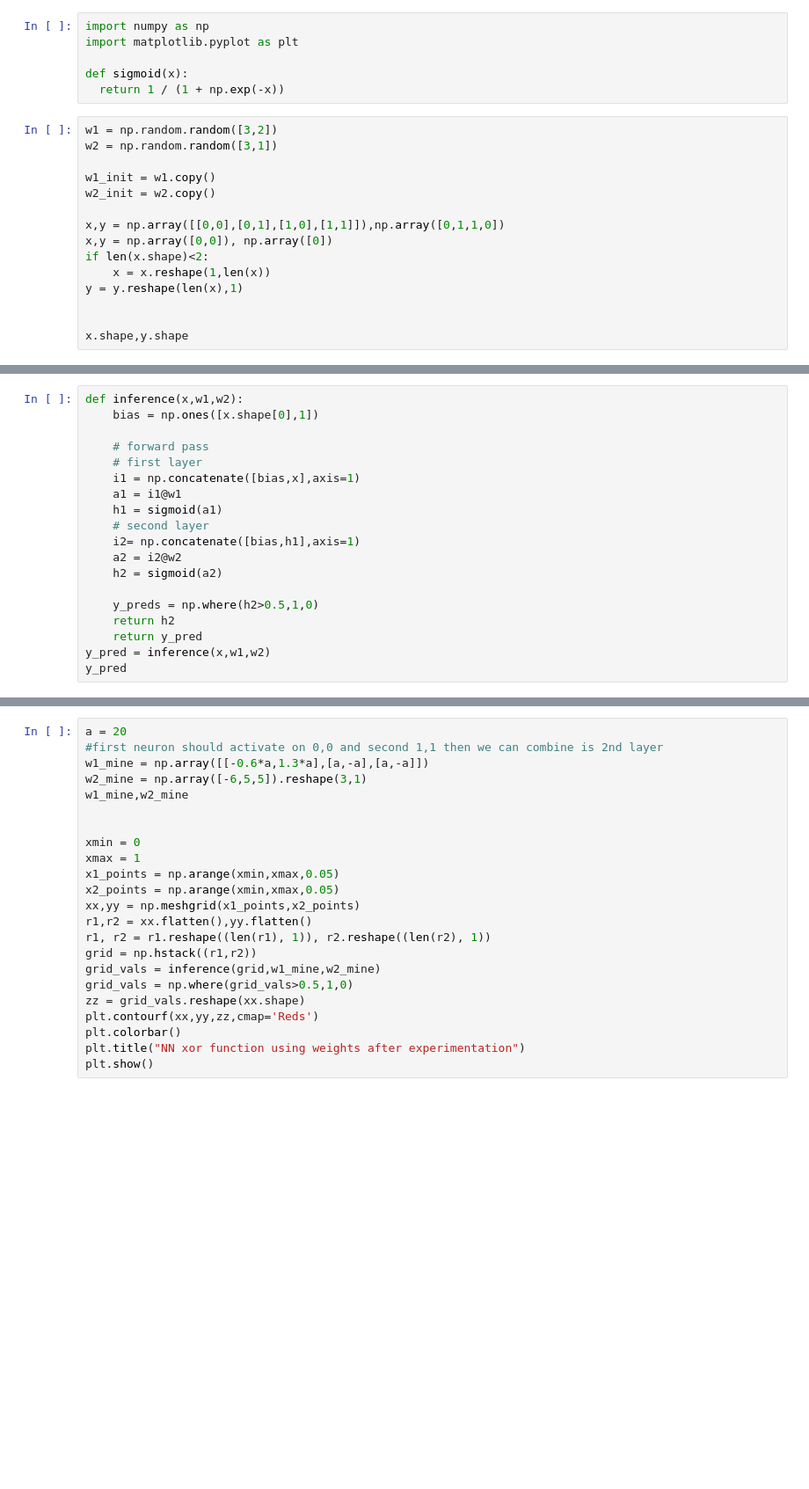
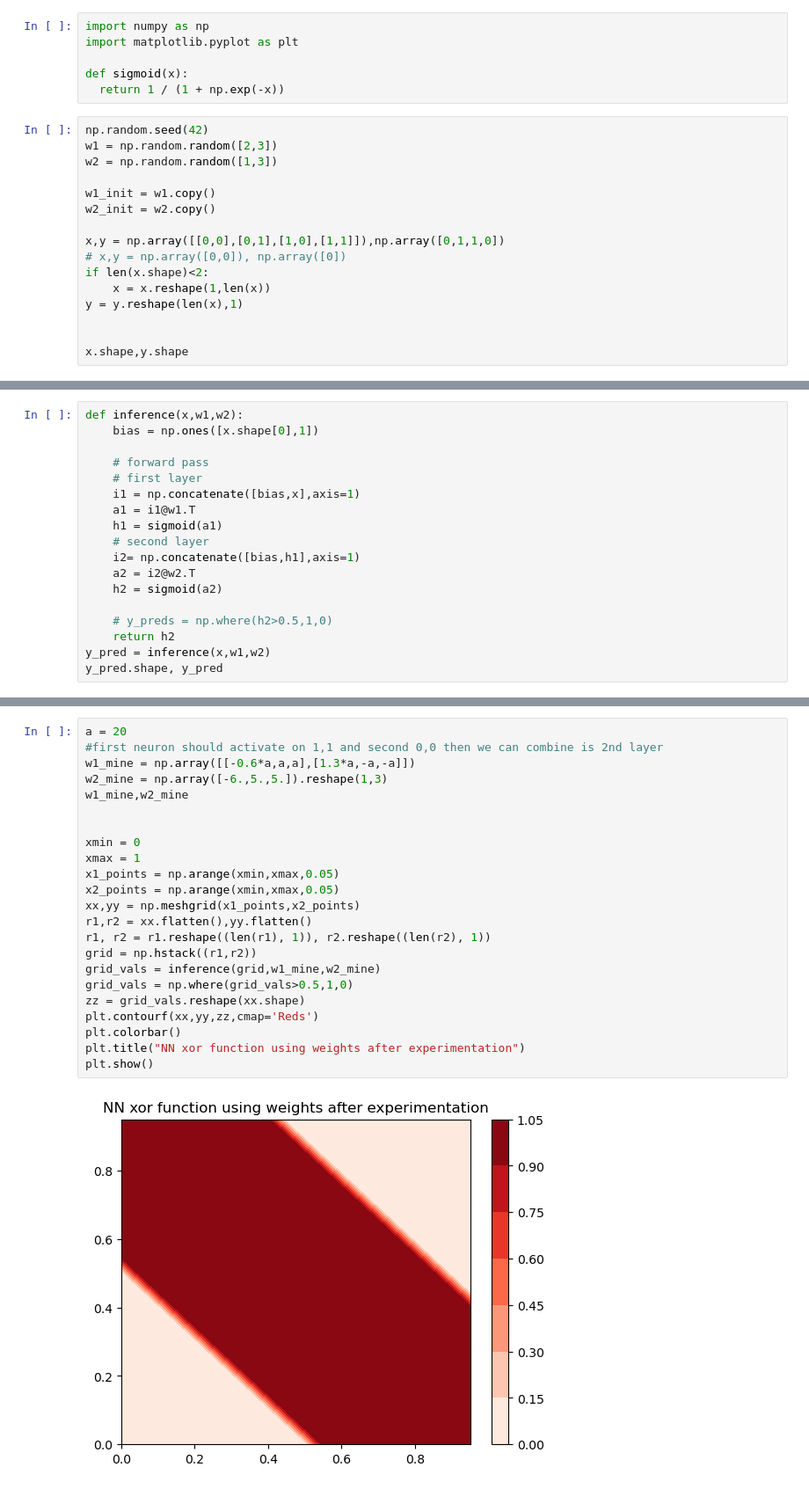
Before and after one commit to ThanosSkentzos/IDL-11, a Jupyter notebook: A0/thanos_3.ipynb, the cells around one changed output, grey strips where cells are left out. Shown at 88% size. Drawn from its saved outputs; the diff is of its cells as text; blank space fills up the shorter version.

```diff
--- a/A0/thanos_3.ipynb
+++ b/A0/thanos_3.ipynb
@@ -5,14 +5,15 @@ import matplotlib.pyplot as plt
 def sigmoid(x):
   return 1 / (1 + np.exp(-x))
 # %%
-w1 = np.random.random([3,2])
-w2 = np.random.random([3,1])
+np.random.seed(42)
+w1 = np.random.random([2,3])
+w2 = np.random.random([1,3])
 
 w1_init = w1.copy()
 w2_init = w2.copy()
 
 x,y = np.array([[0,0],[0,1],[1,0],[1,1]]),np.array([0,1,1,0])
-x,y = np.array([0,0]), np.array([0])
+# x,y = np.array([0,0]), np.array([0])
 if len(x.shape)<2:
     x = x.reshape(1,len(x))
 y = y.reshape(len(x),1)
@@ -26,15 +29,14 @@ def inference(x,w1,w2):
     # forward pass
     # first layer
     i1 = np.concatenate([bias,x],axis=1)
-    a1 = i1@w1
+    a1 = i1@w1.T
     h1 = sigmoid(a1)
     # second layer
     i2= np.concatenate([bias,h1],axis=1)
-    a2 = i2@w2
+    a2 = i2@w2.T
     h2 = sigmoid(a2)
 
-    y_preds = np.where(h2>0.5,1,0)
+    # y_preds = np.where(h2>0.5,1,0)
     return h2
-    return y_pred
 y_pred = inference(x,w1,w2)
-y_pred
+y_pred.shape, y_pred
@@ -41,26 +49,28 @@ y_pred
 # %%
 a = 20
-#first neuron should activate on 0,0 and second 1,1 then we can combine is 2nd layer
-w1_mine = np.array([[-0.6*a,1.3*a],[a,-a],[a,-a]])
-w2_mine = np.array([-6,5,5]).reshape(3,1)
+#first neuron should activate on 1,1 and second 0,0 then we can combine is 2nd layer
+w1_mine = np.array([[-0.6*a,a,a],[1.3*a,-a,-a]])
+w2_mine = np.array([-6.,5.,5.]).reshape(1,3)
 w1_mine,w2_mine
 
 
 xmin = 0
 xmax = 1
 x1_points = np.arange(xmin,xmax,0.05)
 x2_points = np.arange(xmin,xmax,0.05)
 xx,yy = np.meshgrid(x1_points,x2_points)
 r1,r2 = xx.flatten(),yy.flatten()
 r1, r2 = r1.reshape((len(r1), 1)), r2.reshape((len(r2), 1))
 grid = np.hstack((r1,r2))
 grid_vals = inference(grid,w1_mine,w2_mine)
 grid_vals = np.where(grid_vals>0.5,1,0)
 zz = grid_vals.reshape(xx.shape)
 plt.contourf(xx,yy,zz,cmap='Reds')
 plt.colorbar()
 plt.title("NN xor function using weights after experimentation")
 plt.show()
+# %% [output]
+[figure, added]
 # %%
 def error(y_pred,y_real):
     return np.sum((y_real-y_pred)**2)
```
Also changed, not shown: parts of 9 cells of this notebook.
